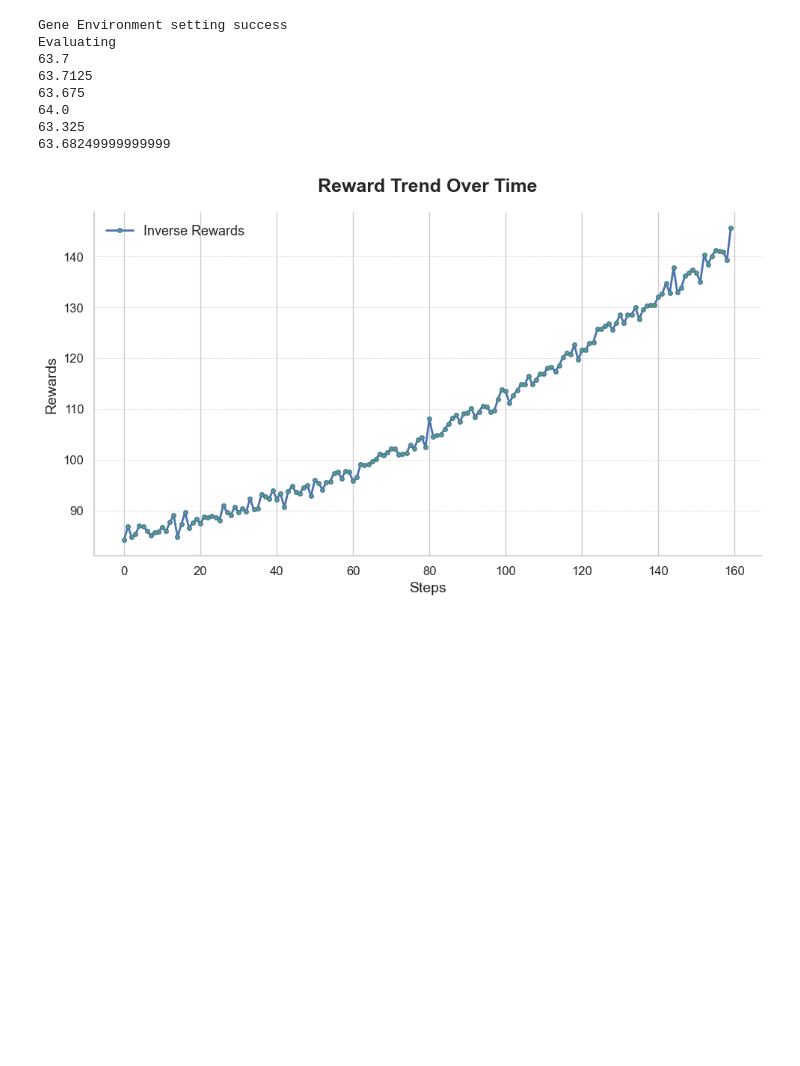
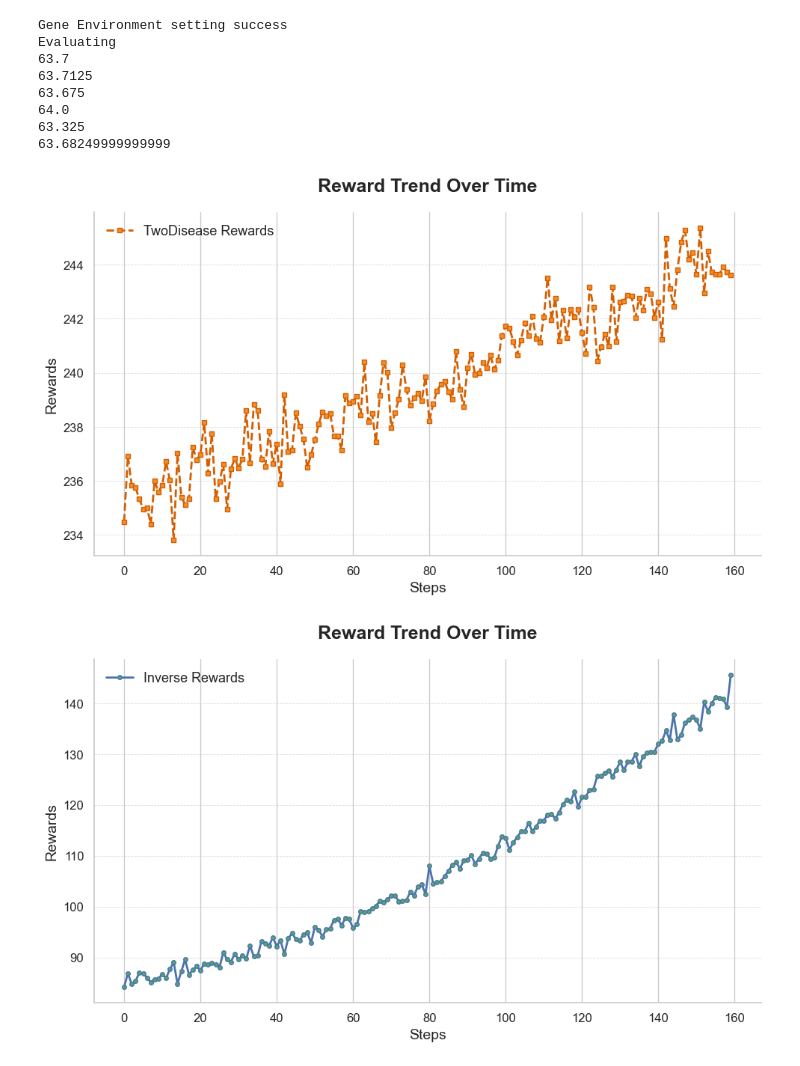
Before and after one commit to DoHyung08/geneProject, a Jupyter notebook: eval_res.ipynb, the cells around one changed output. Cells and saved outputs as stored; diff of their text form; code cells hidden in the pictures; blank space fills up the shorter version.

```diff
--- a/eval_res.ipynb
+++ b/eval_res.ipynb
@@ -120,6 +120,43 @@ for row in f:
 edited_rewards_dise = []
 for i in range(0,len(rewards_dise)-1000,1000):
     edited_rewards_dise.append(sum(rewards_dise[i:i+1000])/1000)
+# %%
+# Seaborn 스타일 설정 (모던하고 깔끔한 스타일로 설정)
+sns.set(style="whitegrid", font_scale=1.2, rc={"lines.linewidth": 2})
+
+# 플롯 크기 설정
+plt.figure(figsize=(10, 6))
+
+# 곡선 플롯
+plt.plot(edited_rewards_dise, color="#D55E00", label='TwoDisease Rewards', linestyle='--', marker='s', markersize=4, markerfacecolor="#F28E2B")
+#plt.plot(edited_rewards_inv, color="#4C72B0", label='Inverse Rewards', linestyle='-', marker='o', markersize=4, markerfacecolor="#55A868")
+
+# 그래프 제목과 축 레이블 (모던한 서체와 적절한 폰트 크기 설정)
+plt.title('Reward Trend Over Time', fontsize=18, fontweight='bold', pad=20)
+plt.xlabel('Steps', fontsize=14)
+plt.ylabel('Rewards', fontsize=14)
+
+# 눈금 표시 설정
+plt.xticks(fontsize=12)
+plt.yticks(fontsize=12)
+
+# 그리드 설정 (세로선만 표시, 과하지 않게)
+plt.grid(True, which='major', axis='y', linestyle='--', linewidth=0.6, alpha=0.7)
+
+# 레전드 추가
+plt.legend(loc='best', frameon=False, fontsize=13)
+
+# 스타일에 모던한 감각을 더하는 '축 오른쪽과 위쪽 제거' (논문용 그래프에서 자주 사용되는 간결한 스타일)
+sns.despine()
+
+# 그래프 저장 (고해상도, 논문용으로 적합)
+plt.tight_layout()
+#plt.savefig('rewards_graph.png', dpi=300, bbox_inches='tight')
+
+# 그래프 출력
+plt.show()
+# %% [output]
+[figure, added]
 # %%
 import csv
 import seaborn as sns
```
Also changed, not shown: 5 other files.
